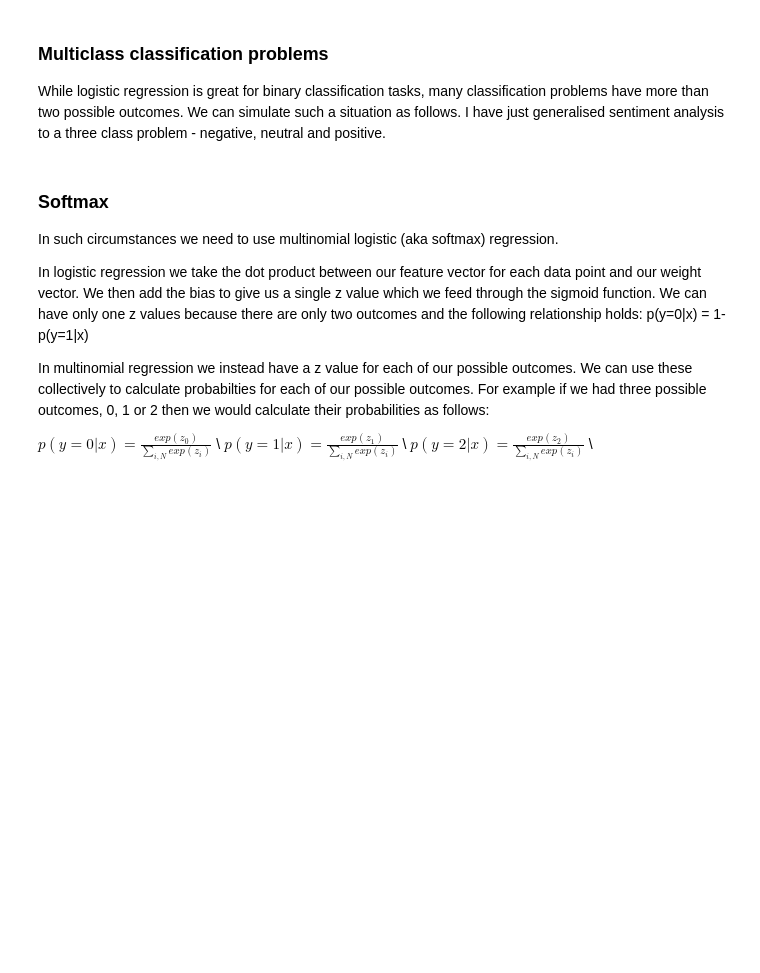
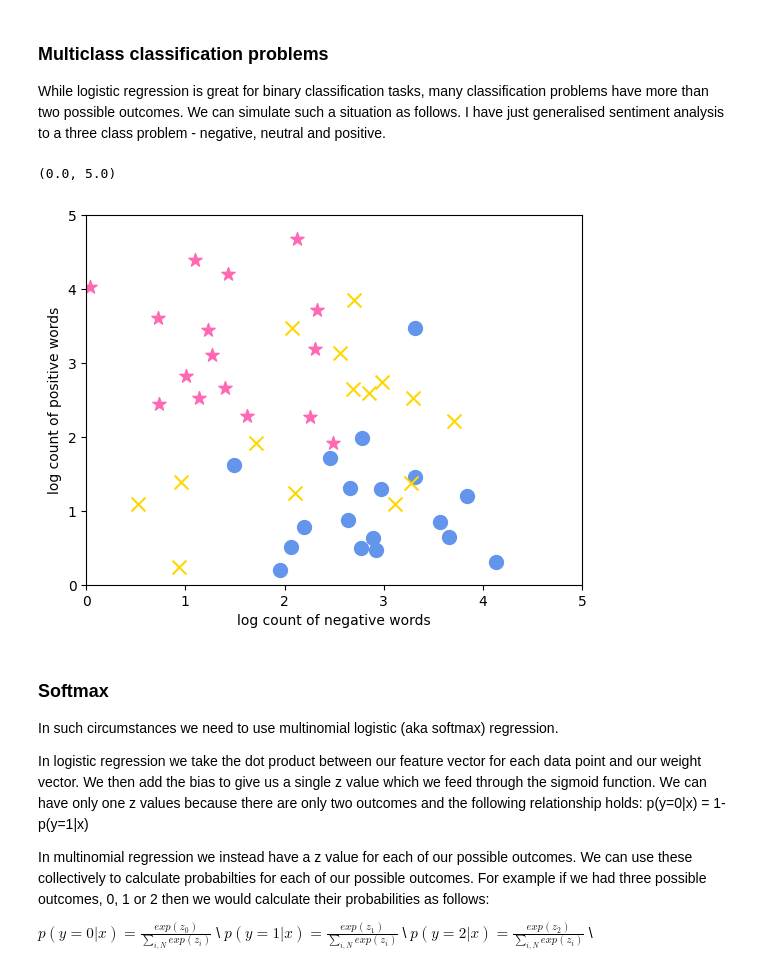
Before and after one commit to KatharinaGardens/computational-linguistics.github.io, a Jupyter notebook: Week_6_Seminar.ipynb, the cells around one changed output. Saved outputs shown, nothing was run; the diff lists cells and outputs as text; code cells hidden in the pictures; blank space fills up the shorter version.

```diff
--- a/Week_6_Seminar.ipynb
+++ b/Week_6_Seminar.ipynb
@@ -25,13 +25,16 @@ y=np.repeat(np.diag((1,1,1)),[20,20,20],axis=0)
 x=x.T
 y=y.T
 # %%
-plt.scatter(x[0][labs==0], x[1][labs==0], marker='*', s=100)
-plt.scatter(x[0][labs==1], x[1][labs==1], marker='o', s=100)
-plt.scatter(x[0][labs==2], x[1][labs==2], marker='x', s=100)
+plt.scatter(x[0][labs==0], x[1][labs==0], marker='*', s=100, color = 'hotpink')
+plt.scatter(x[0][labs==1], x[1][labs==1], marker='o', s=100, color = 'cornflowerblue')
+plt.scatter(x[0][labs==2], x[1][labs==2], marker='x', s=100, color = 'gold')
 plt.xlabel("log count of negative words")
 plt.ylabel("log count of positive words")
 plt.xlim((0,5))
 plt.ylim((0,5))
+# %% [output]
+(0.0, 5.0)
+[figure, added]
 # %% [markdown]
 
 ### Softmax
```
Also changed, not shown: parts of 31 cells of this notebook.
